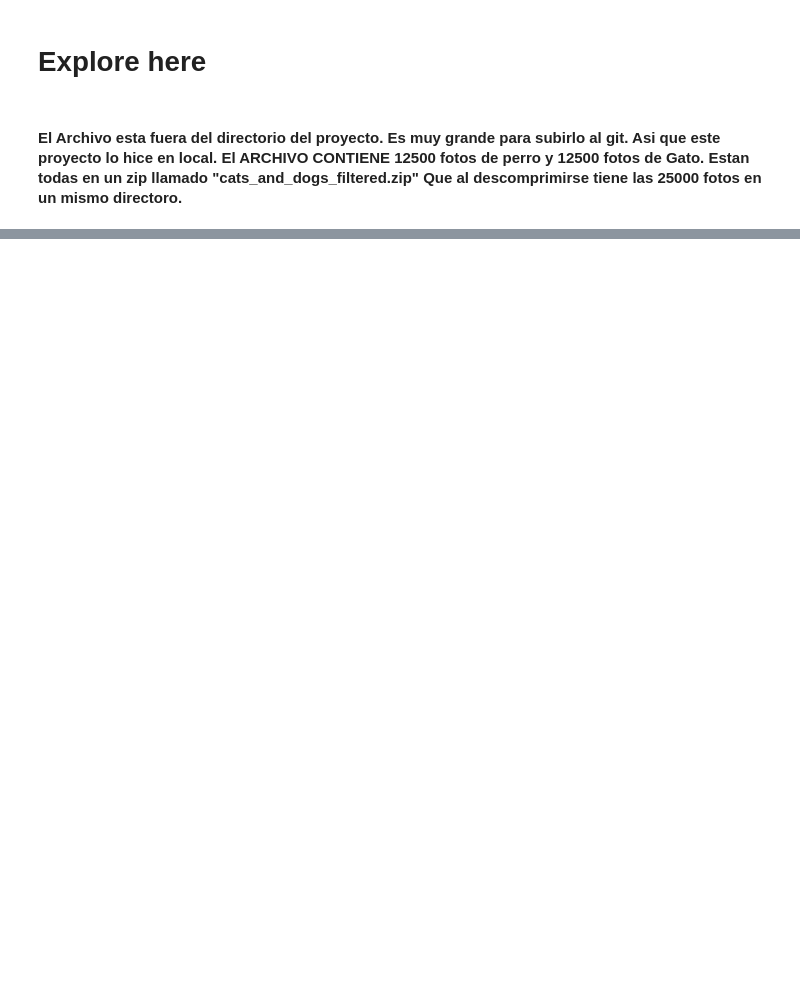
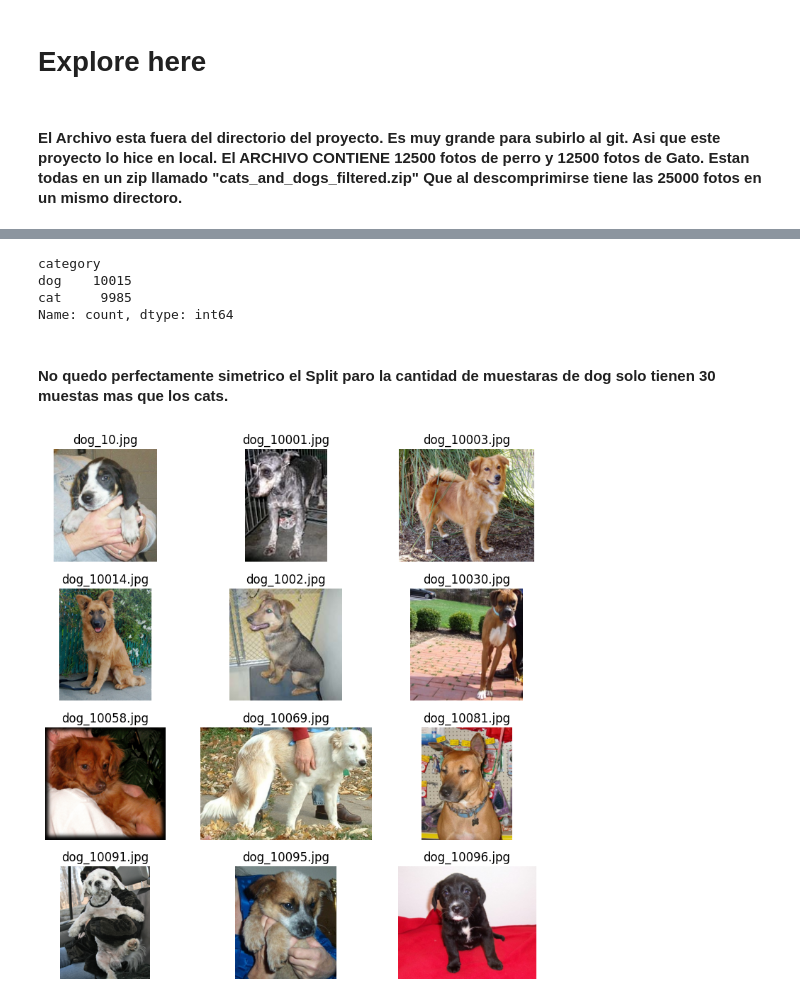
Before and after one commit to pcaliman2/24_Deep_Learning, a Jupyter notebook: src/explore.ipynb, the cells around one changed output, grey strips where cells are left out. Drawn from its saved outputs; the diff is of its cells as text; code cells hidden in the pictures; blank space fills up the shorter version.

```diff
--- a/src/explore.ipynb
+++ b/src/explore.ipynb
@@ -49,18 +60,33 @@ df_test.head()
+# %%
+print(train_data['category'].value_counts())
+# %% [output]
+category
+dog    10015
+cat     9985
+Name: count, dtype: int64
+# %% [markdown]
+#### No quedo perfectamente simetrico el Split paro la cantidad de muestaras de dog solo tienen 30 muestas mas que los cats.
 # %%
-from PIL import Image
+def mostrar_fotos(nfilas,ncolum,animale,directoio):
+    imagenes = [file for file in files if file.startswith(animale)] #filtro solo los perros
 
-dog_images = [file for file in files if file.startswith('dog')] #filtro solo los perros
+    imagenes_prueba = []
+    for i in range(12):
+        imagenes_prueba.append(imagenes[i])
 
-dog_images = dog_images[:9]
+    fig, axes = plt.subplots(nfilas, ncolum, figsize=(8, 8))
 
-fig, axes = plt.subplots(3, 3, figsize=(10, 10))
+    for i, ax in enumerate(axes.flat):
+        img_path = os.path.join(directoio, imagenes_prueba[i])
+        img = Image.open(img_path)
+        ax.imshow(img)
+        ax.axis("off")
+        ax.set_title(imagenes_prueba[i])
 
-for i, ax in enumerate(axes.flat):
-    img_path = os.path.join('../train', dog_images[i])  # Ruta completa de la imagen
-    img = Image.open(img_path)  # Cargar la imagen
-    ax.imshow(img)  # Mostrar imagen
-    ax.axis("off")  # Ocultar ejes
-    ax.set_title(dog_images[i])  # Mostrar el nombre del archivo
+    plt.tight_layout()
+    plt.show()
 
-plt.tight_layout()  # Ajustar el diseño
-plt.show()
+
+mostrar_fotos(4,3,'dog',"../../imagenes/cats_and_dogs_filtered")
+# %% [output]
+[figure, added]
```
Also changed, not shown: parts of 9 cells of this notebook, 1 other file.
